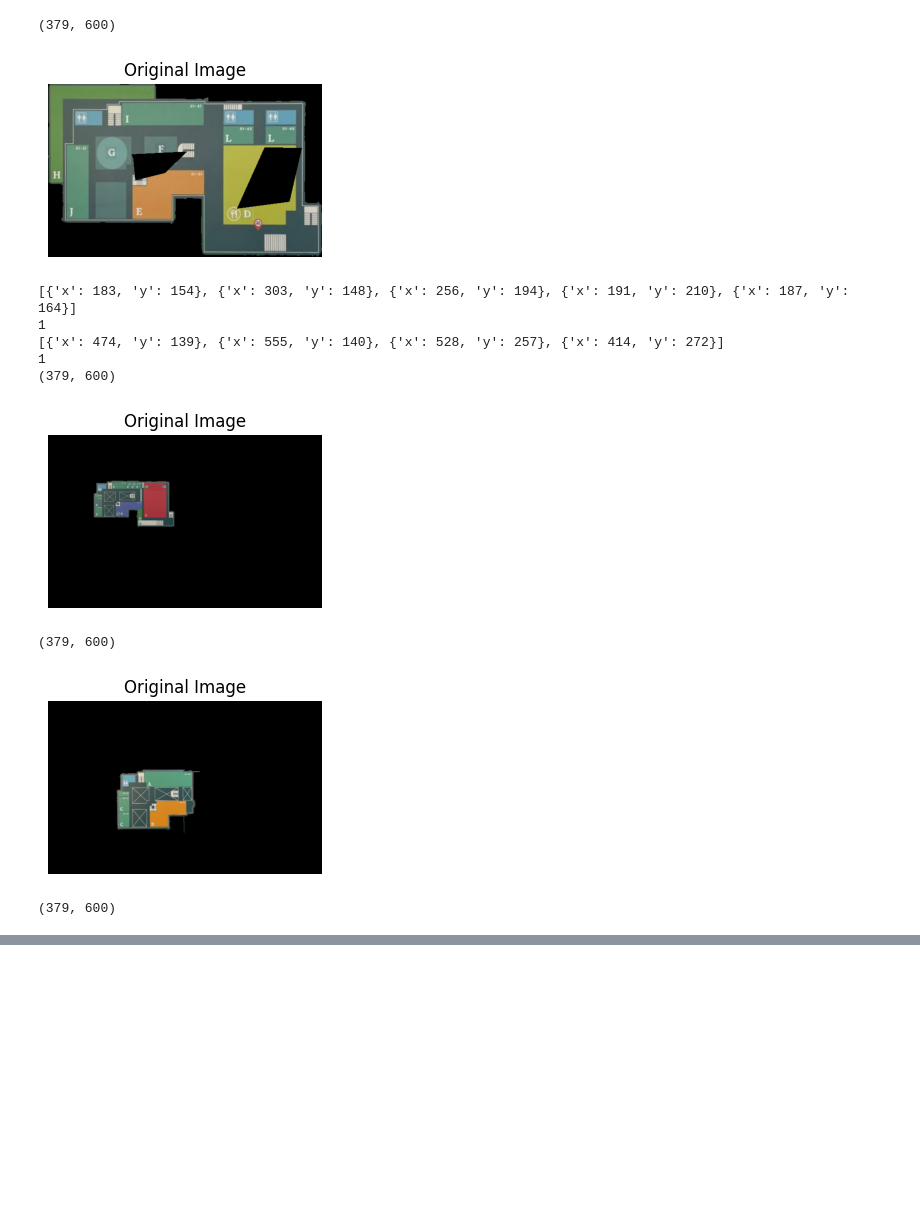
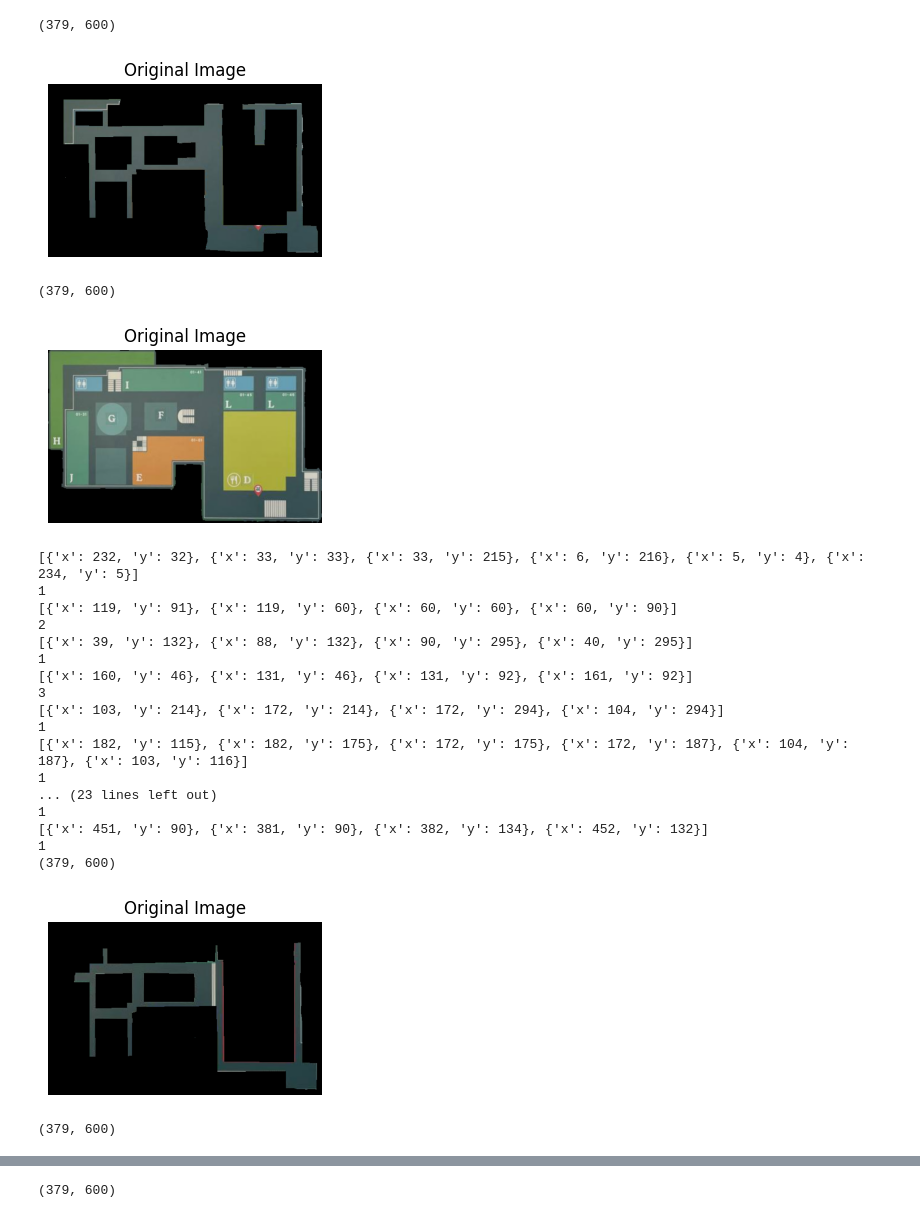
Before and after one commit to Shockbob17/SyDS, a Jupyter notebook: syds_backend/pythons/formingNumpy.ipynb, the cells around one changed output, grey strips where cells are left out. Saved outputs shown, nothing was run; the diff lists cells and outputs as text; code cells hidden in the pictures; blank space fills up the shorter version.

Commit message:
Extracting out a base json for processing now

```diff
--- a/syds_backend/pythons/formingNumpy.ipynb
+++ b/syds_backend/pythons/formingNumpy.ipynb
@@ -22,41 +22,56 @@ def base64_to_image(base64_string):
     image = cv2.imdecode(np_arr, cv2.IMREAD_COLOR)
     return image
 
 
 def plot_image(image):
     print(image.shape[:2])
     plt.figure(figsize=(12, 6))
     plt.subplot(1, 3, 1)
     plt.title("Original Image")
     plt.imshow(cv2.cvtColor(image, cv2.COLOR_BGR2RGB))
     plt.axis('off')
     plt.show()
 
 with open("data.json") as f:
     data =json.load(f)
     allRegions = (data["drawnRegions"])
     shapes = (data["shapeLabels"])
     walkways = (data["walkways"])
-    for index, imageString in enumerate(walkways):
+    paddedImages = (data["paddedImages"])
+    for index, imageString in enumerate(paddedImages):
         regions = allRegions.get(str(index), [])
         shape = shapes.get(str(index), {})
-        image = base64_to_image(imageString)
+        image = base64_to_image(walkways[index])
         plot_image(image)
+        baseImage = base64_to_image(paddedImages[index])
+        plot_image(baseImage)
         # print(regions)
         # print(shape)
         for index, region in enumerate(regions):
             print(region)
             regionType = shape.get(str(index), -1)
             print(regionType)
 # %% [output]
 (379, 600)
-[figure, old version]
+[figure, new version]
-[{'x': 183, 'y': 154}, {'x': 303, 'y': 148}, {'x': 256, 'y': 194}, {'x': 191, 'y': 210}, {'x': 187, 'y': 164}]
-1
-[{'x': 474, 'y': 139}, {'x': 555, 'y': 140}, {'x': 528, 'y': 257}, {'x': 414, 'y': 272}]
-1
 (379, 600)
-[figure, old version]
+[figure, new version]
+[{'x': 232, 'y': 32}, {'x': 33, 'y': 33}, {'x': 33, 'y': 215}, {'x': 6, 'y': 216}, {'x': 5, 'y': 4}, {'x': 234, 'y': 5}]
+1
+[{'x': 119, 'y': 91}, {'x': 119, 'y': 60}, {'x': 60, 'y': 60}, {'x': 60, 'y': 90}]
+2
+[{'x': 39, 'y': 132}, {'x': 88, 'y': 132}, {'x': 90, 'y': 295}, {'x': 40, 'y': 295}]
+1
+[{'x': 160, 'y': 46}, {'x': 131, 'y': 46}, {'x': 131, 'y': 92}, {'x': 161, 'y': 92}]
+3
+[{'x': 103, 'y': 214}, {'x': 172, 'y': 214}, {'x': 172, 'y': 294}, {'x': 104, 'y': 294}]
+1
+[{'x': 182, 'y': 115}, {'x': 182, 'y': 175}, {'x': 172, 'y': 175}, {'x': 172, 'y': 187}, {'x': 104, 'y': 187}, {'x': 103, 'y': 116}]
+1
+... (23 lines left out)
+1
+[{'x': 451, 'y': 90}, {'x': 381, 'y': 90}, {'x': 382, 'y': 134}, {'x': 452, 'y': 132}]
+1
 (379, 600)
-[figure, old version]
+[figure, new version]
 (379, 600)
@@ -63,0 +97 @@ with open("data.json") as f:
+(379, 600)
```
Also changed, not shown: parts of 1 cell of this notebook, 2 other files.
